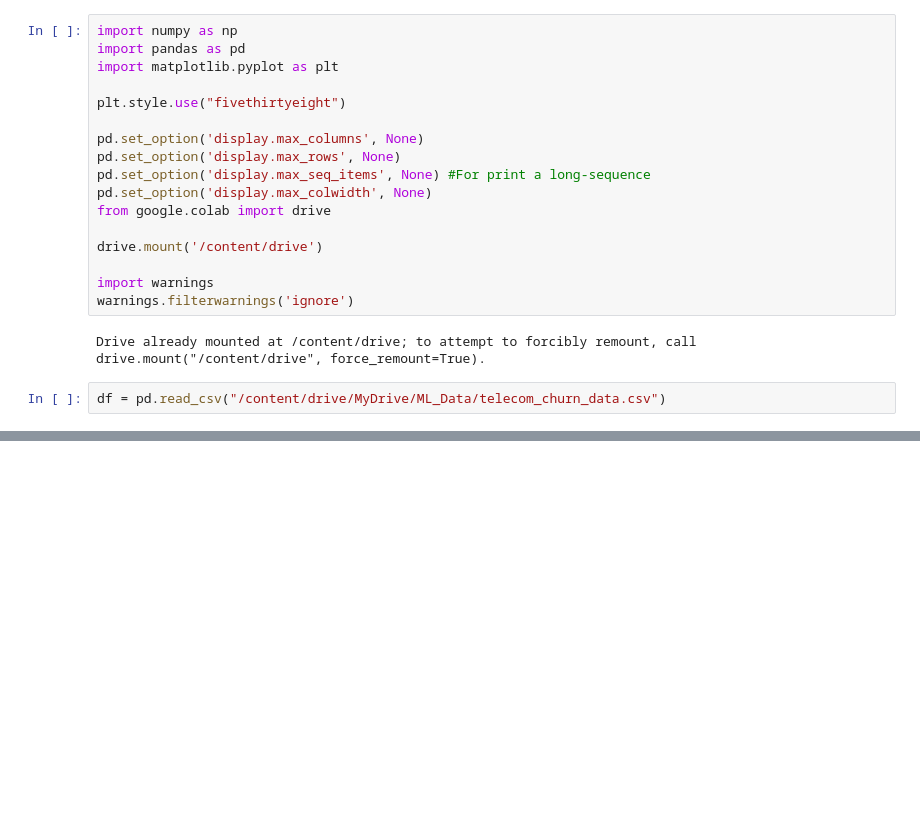
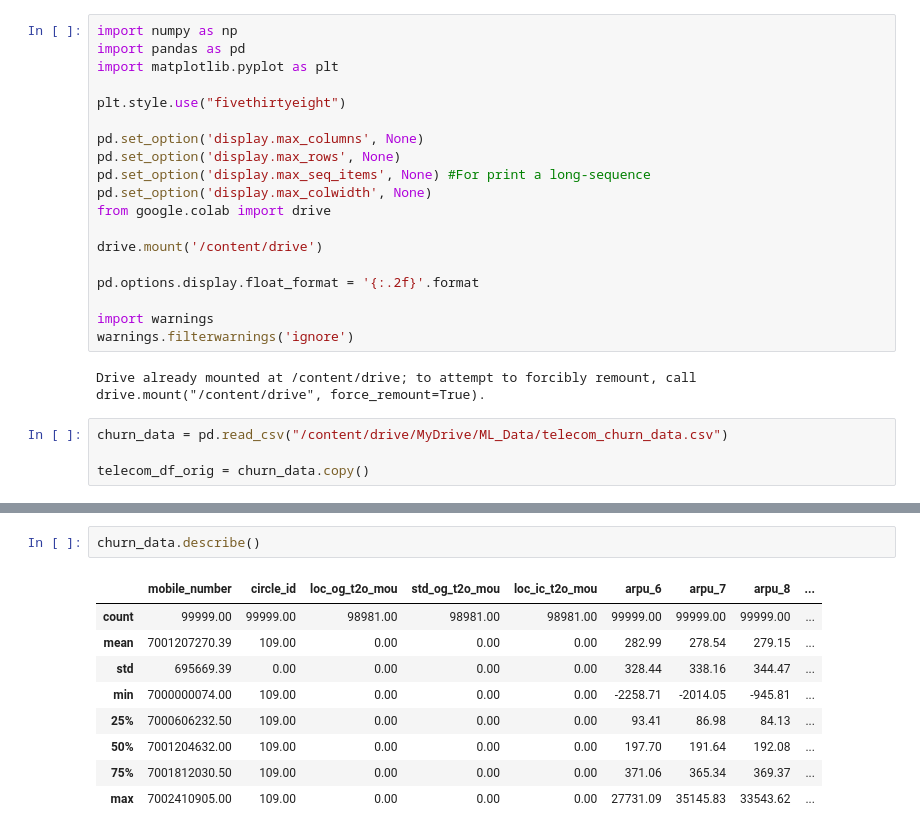
Before and after one commit to khaiwalVikrant/ai_ml_practice, a Jupyter notebook: operator_churn_model.ipynb, the cells around one changed output, grey strips where cells are left out. Drawn from its saved outputs; the diff is of its cells as text; blank space fills up the shorter version.

```diff
--- a/operator_churn_model.ipynb
+++ b/operator_churn_model.ipynb
@@ -15,9 +15,13 @@ from google.colab import drive
 
 drive.mount('/content/drive')
 
+pd.options.display.float_format = '{:.2f}'.format
+
 import warnings
 warnings.filterwarnings('ignore')
 # %% [output]
 Drive already mounted at /content/drive; to attempt to forcibly remount, call drive.mount("/content/drive", force_remount=True).
 # %%
-df = pd.read_csv("/content/drive/MyDrive/ML_Data/telecom_churn_data.csv")
+churn_data = pd.read_csv("/content/drive/MyDrive/ML_Data/telecom_churn_data.csv")
+
+telecom_df_orig = churn_data.copy()
@@ -43,0 +56,12 @@ memory usage: 32.0+ MB
+# %%
+churn_data.describe()
+# %% [output]
+|  | mobile_number | circle_id | loc_og_t2o_mou | std_og_t2o_mou | loc_ic_t2o_mou | arpu_6 | arpu_7 | arpu_8 | ... |
+| count | 99999.00 | 99999.00 | 98981.00 | 98981.00 | 98981.00 | 99999.00 | 99999.00 | 99999.00 | ... |
+| mean | 7001207270.39 | 109.00 | 0.00 | 0.00 | 0.00 | 282.99 | 278.54 | 279.15 | ... |
+| std | 695669.39 | 0.00 | 0.00 | 0.00 | 0.00 | 328.44 | 338.16 | 344.47 | ... |
+| min | 7000000074.00 | 109.00 | 0.00 | 0.00 | 0.00 | -2258.71 | -2014.05 | -945.81 | ... |
+| 25% | 7000606232.50 | 109.00 | 0.00 | 0.00 | 0.00 | 93.41 | 86.98 | 84.13 | ... |
+| 50% | 7001204632.00 | 109.00 | 0.00 | 0.00 | 0.00 | 197.70 | 191.64 | 192.08 | ... |
+| 75% | 7001812030.50 | 109.00 | 0.00 | 0.00 | 0.00 | 371.06 | 365.34 | 369.37 | ... |
+| max | 7002410905.00 | 109.00 | 0.00 | 0.00 | 0.00 | 27731.09 | 35145.83 | 33543.62 | ... |
```
Also changed, not shown: parts of 27 cells of this notebook.
